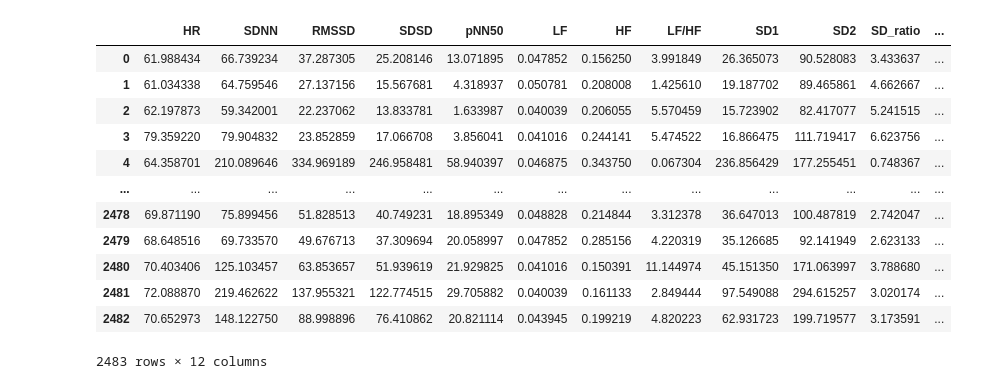
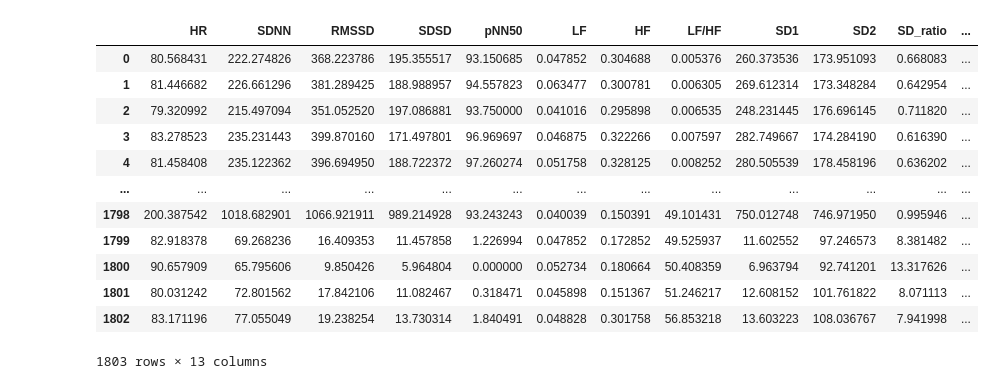
Before and after one commit to LittleBabyIcebear/Sleep-Apnea, a Jupyter notebook: model_apnea.ipynb, the cells around one changed output. Cells and saved outputs as stored; diff of their text form; code cells hidden in the pictures.

```diff
--- a/model_apnea.ipynb
+++ b/model_apnea.ipynb
@@ -10,17 +11,17 @@ from imblearn.over_sampling import SMOTE
 # %%
-dataframe = pd.read_excel("fitur_sleep apnea_new.xlsx")
+dataframe = pd.read_excel("fitur_with_resprate.xlsx")
 dataframe
 # %% [output]
 |  | HR | SDNN | RMSSD | SDSD | pNN50 | LF | HF | LF/HF | SD1 | SD2 | SD_ratio | ... |
-| 0 | 61.988434 | 66.739234 | 37.287305 | 25.208146 | 13.071895 | 0.047852 | 0.156250 | 3.991849 | 26.365073 | 90.528083 | 3.433637 | ... |
-| 1 | 61.034338 | 64.759546 | 27.137156 | 15.567681 | 4.318937 | 0.050781 | 0.208008 | 1.425610 | 19.187702 | 89.465861 | 4.662667 | ... |
-| 2 | 62.197873 | 59.342001 | 22.237062 | 13.833781 | 1.633987 | 0.040039 | 0.206055 | 5.570459 | 15.723902 | 82.417077 | 5.241515 | ... |
-| 3 | 79.359220 | 79.904832 | 23.852859 | 17.066708 | 3.856041 | 0.041016 | 0.244141 | 5.474522 | 16.866475 | 111.719417 | 6.623756 | ... |
-| 4 | 64.358701 | 210.089646 | 334.969189 | 246.958481 | 58.940397 | 0.046875 | 0.343750 | 0.067304 | 236.856429 | 177.255451 | 0.748367 | ... |
+| 0 | 80.568431 | 222.274826 | 368.223786 | 195.355517 | 93.150685 | 0.047852 | 0.304688 | 0.005376 | 260.373536 | 173.951093 | 0.668083 | ... |
+| 1 | 81.446682 | 226.661296 | 381.289425 | 188.988957 | 94.557823 | 0.063477 | 0.300781 | 0.006305 | 269.612314 | 173.348284 | 0.642954 | ... |
+| 2 | 79.320992 | 215.497094 | 351.052520 | 197.086881 | 93.750000 | 0.041016 | 0.295898 | 0.006535 | 248.231445 | 176.696145 | 0.711820 | ... |
+| 3 | 83.278523 | 235.231443 | 399.870160 | 171.497801 | 96.969697 | 0.046875 | 0.322266 | 0.007597 | 282.749667 | 174.284190 | 0.616390 | ... |
+| 4 | 81.458408 | 235.122362 | 396.694950 | 188.722372 | 97.260274 | 0.051758 | 0.328125 | 0.008252 | 280.505539 | 178.458196 | 0.636202 | ... |
 | ... | ... | ... | ... | ... | ... | ... | ... | ... | ... | ... | ... | ... |
-| 2478 | 69.871190 | 75.899456 | 51.828513 | 40.749231 | 18.895349 | 0.048828 | 0.214844 | 3.312378 | 36.647013 | 100.487819 | 2.742047 | ... |
-| 2479 | 68.648516 | 69.733570 | 49.676713 | 37.309694 | 20.058997 | 0.047852 | 0.285156 | 4.220319 | 35.126685 | 92.141949 | 2.623133 | ... |
-| 2480 | 70.403406 | 125.103457 | 63.853657 | 51.939619 | 21.929825 | 0.041016 | 0.150391 | 11.144974 | 45.151350 | 171.063997 | 3.788680 | ... |
-| 2481 | 72.088870 | 219.462622 | 137.955321 | 122.774515 | 29.705882 | 0.040039 | 0.161133 | 2.849444 | 97.549088 | 294.615257 | 3.020174 | ... |
-| 2482 | 70.652973 | 148.122750 | 88.998896 | 76.410862 | 20.821114 | 0.043945 | 0.199219 | 4.820223 | 62.931723 | 199.719577 | 3.173591 | ... |
+| 1798 | 200.387542 | 1018.682901 | 1066.921911 | 989.214928 | 93.243243 | 0.040039 | 0.150391 | 49.101431 | 750.012748 | 746.971950 | 0.995946 | ... |
+| 1799 | 82.918378 | 69.268236 | 16.409353 | 11.457858 | 1.226994 | 0.047852 | 0.172852 | 49.525937 | 11.602552 | 97.246573 | 8.381482 | ... |
+| 1800 | 90.657909 | 65.795606 | 9.850426 | 5.964804 | 0.000000 | 0.052734 | 0.180664 | 50.408359 | 6.963794 | 92.741201 | 13.317626 | ... |
+| 1801 | 80.031242 | 72.801562 | 17.842106 | 11.082467 | 0.318471 | 0.045898 | 0.151367 | 51.246217 | 12.608152 | 101.761822 | 8.071113 | ... |
+| 1802 | 83.171196 | 77.055049 | 19.238254 | 13.730314 | 1.840491 | 0.048828 | 0.301758 | 56.853218 | 13.603223 | 108.036767 | 7.941998 | ... |
-2483 rows × 12 columns
+1803 rows × 13 columns
```
Also changed, not shown: parts of 13 cells of this notebook, 1 other file.
